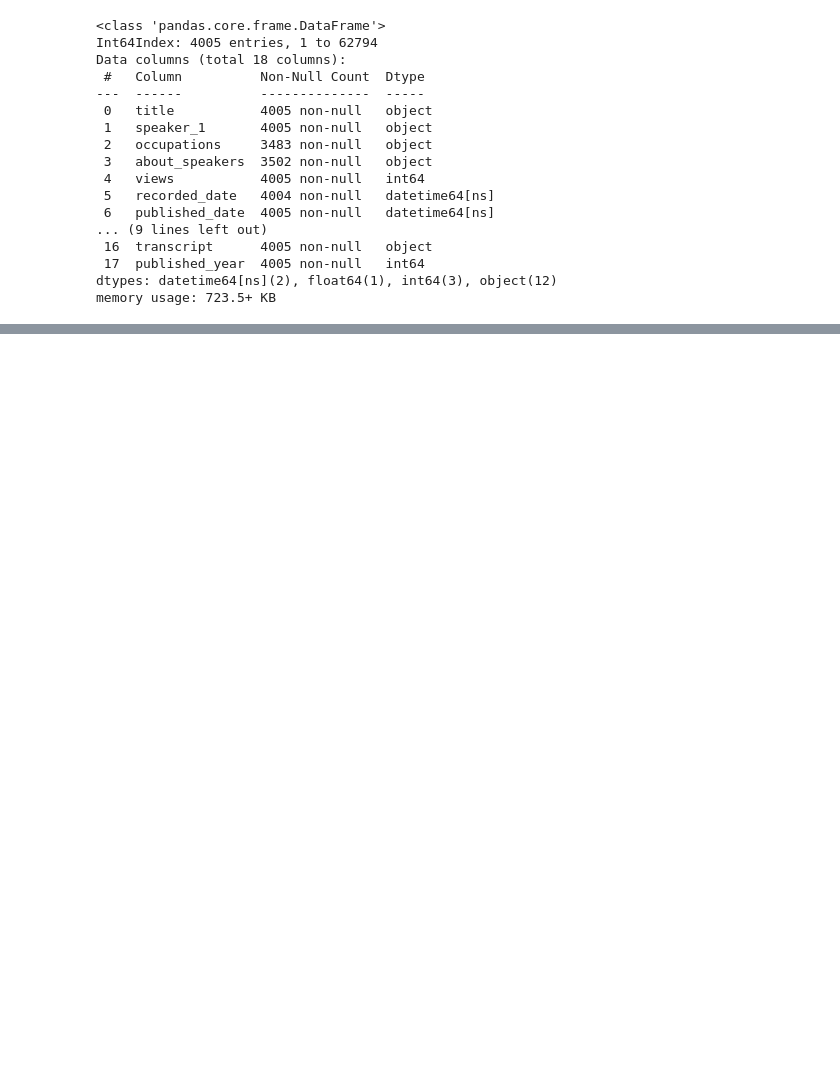
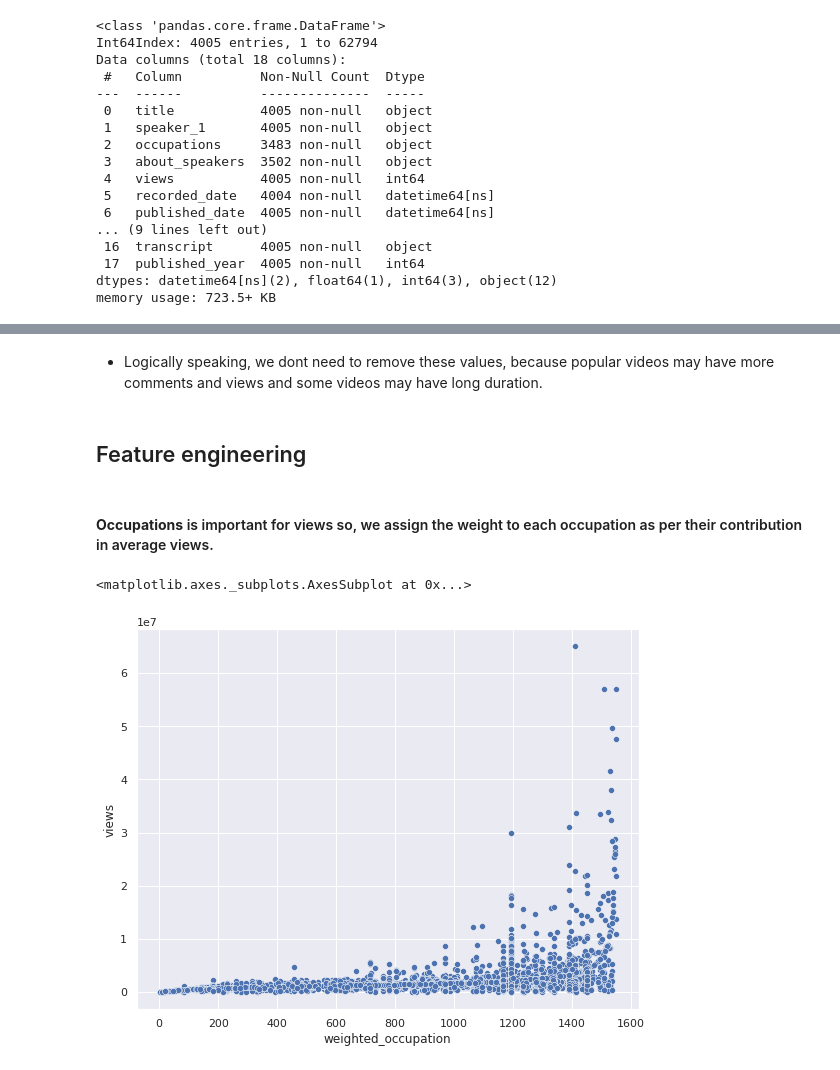
Before and after one commit to GuptaRitik/Ted-talk-views-prediction, a Jupyter notebook: TEDx_talks_views_pred.ipynb, the cells around one changed output, grey strips where cells are left out. Drawn from its saved outputs; the diff is of its cells as text; code cells hidden in the pictures; blank space fills up the shorter version.

```diff
--- a/TEDx_talks_views_pred.ipynb
+++ b/TEDx_talks_views_pred.ipynb
@@ -555,0 +604,18 @@ memory usage: 723.5+ KB
+# %% [markdown]
+* Logically speaking, we dont need to remove these values, because popular videos may have more comments and views and some videos may have long duration.
+# %% [markdown]
+## Feature engineering
+# %% [markdown]
+#### **Occupations** is important for views so, we assign the weight to each occupation as per their contribution in average views.
+# %%
+# assigning the rank, minimum number is for the least important and maximum is for the highest average viewed occupation
+weight_df = df.groupby('occupations')['views'].mean().sort_values().rank().reset_index() # rank method is used on groupby of average of occupations
+
+# merging the rank into the original dataframe
+df = df.merge(weight_df, on='occupations', how='left').rename(columns = {'views_x': 'views' ,'views_y': 'weighted_occupation'})
+# %%
+# scatter plot for new variable
+sns.scatterplot(x='weighted_occupation', y='views', data=df)
+# %% [output]
+<matplotlib.axes._subplots.AxesSubplot at 0x...>
+[figure, added]
```
Also changed, not shown: parts of 48 cells of this notebook.
